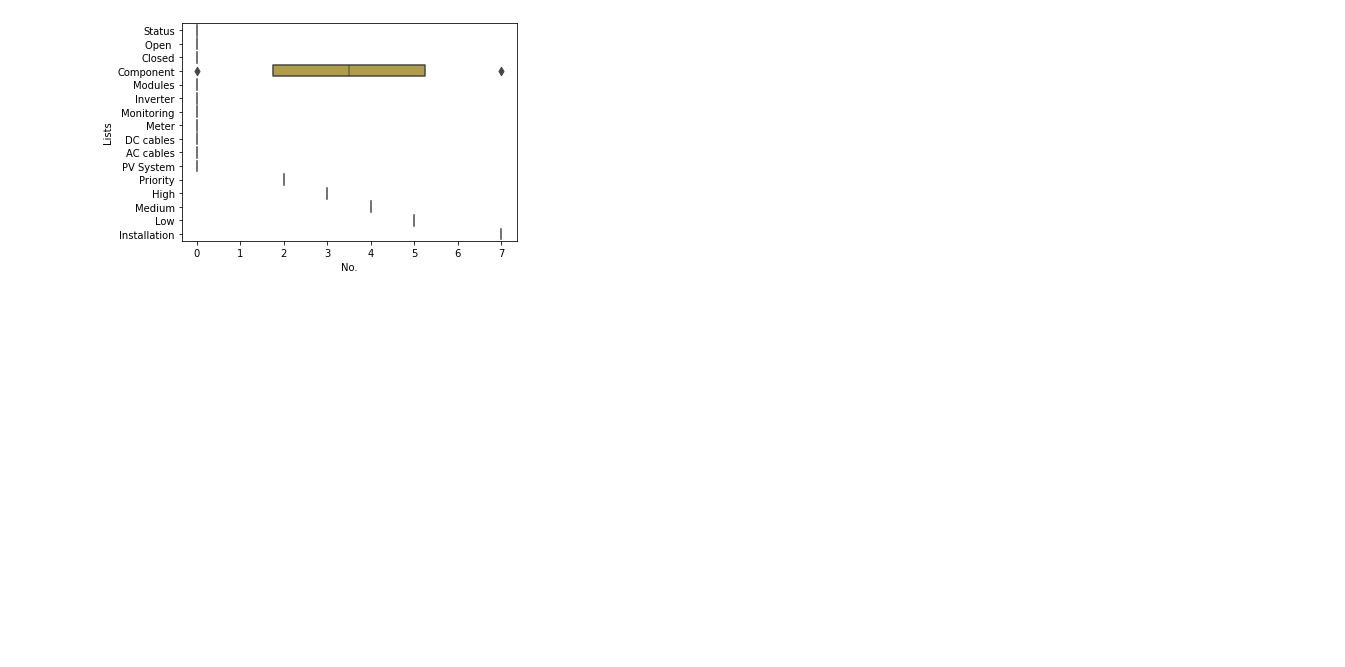
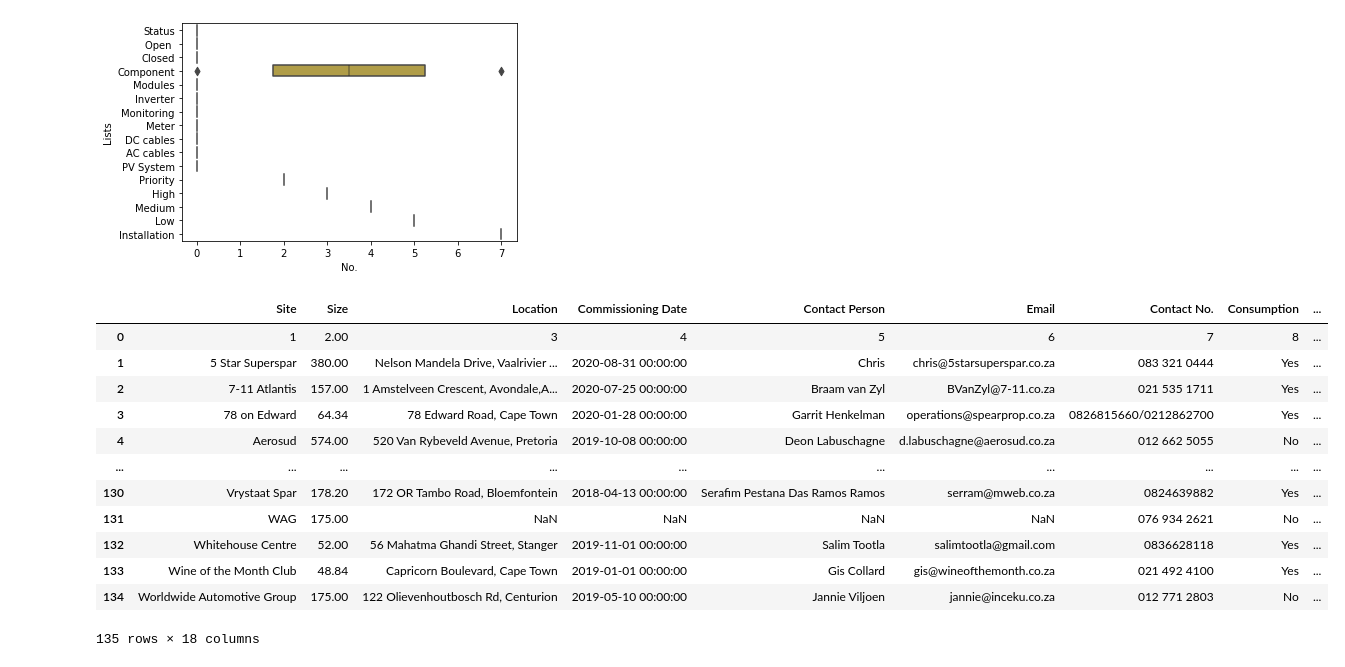
Before and after one commit to ahmadasd1234/Emergent-Energy, a Jupyter notebook: iX internship.ipynb, the cells around one changed output. Cells and saved outputs as stored; diff of their text form; code cells hidden in the pictures; blank space fills up the shorter version.

```diff
--- a/iX internship.ipynb
+++ b/iX internship.ipynb
@@ -146,0 +147,16 @@ sns.axes_style
+# %%
+df1
+# %% [output]
+|  | Site | Size | Location | Commissioning Date | Contact Person | Email | Contact No. | Consumption | ... |
+| 0 | 1 | 2.00 | 3 | 4 | 5 | 6 | 7 | 8 | ... |
+| 1 | 5 Star Superspar | 380.00 | Nelson Mandela Drive, Vaalrivier ... | 2020-08-31 00:00:00 | Chris | chris@5starsuperspar.co.za | 083 321 0444 | Yes | ... |
+| 2 | 7-11 Atlantis | 157.00 | 1 Amstelveen Crescent, Avondale,A... | 2020-07-25 00:00:00 | Braam van Zyl | BVanZyl@7-11.co.za | 021 535 1711 | Yes | ... |
+| 3 | 78 on Edward | 64.34 | 78 Edward Road, Cape Town | 2020-01-28 00:00:00 | Garrit Henkelman | operations@spearprop.co.za | 0826815660/0212862700 | Yes | ... |
+| 4 | Aerosud | 574.00 | 520 Van Rybeveld Avenue, Pretoria | 2019-10-08 00:00:00 | Deon Labuschagne | d.labuschagne@aerosud.co.za | 012 662 5055 | No | ... |
+| ... | ... | ... | ... | ... | ... | ... | ... | ... | ... |
+| 130 | Vrystaat Spar | 178.20 | 172 OR Tambo Road, Bloemfontein | 2018-04-13 00:00:00 | Serafim Pestana Das Ramos Ramos | serram@mweb.co.za | 0824639882 | Yes | ... |
+| 131 | WAG | 175.00 | NaN | NaN | NaN | NaN | 076 934 2621 | No | ... |
+| 132 | Whitehouse Centre | 52.00 | 56 Mahatma Ghandi Street, Stanger | 2019-11-01 00:00:00 | Salim Tootla | salimtootla@gmail.com | 0836628118 | Yes | ... |
+| 133 | Wine of the Month Club | 48.84 | Capricorn Boulevard, Cape Town | 2019-01-01 00:00:00 | Gis Collard | gis@wineofthemonth.co.za | 021 492 4100 | Yes | ... |
+| 134 | Worldwide Automotive Group | 175.00 | 122 Olievenhoutbosch Rd, Centurion | 2019-05-10 00:00:00 | Jannie Viljoen | jannie@inceku.co.za | 012 771 2803 | No | ... |
+135 rows × 18 columns
```
Also changed, not shown: parts of 13 cells of this notebook.
